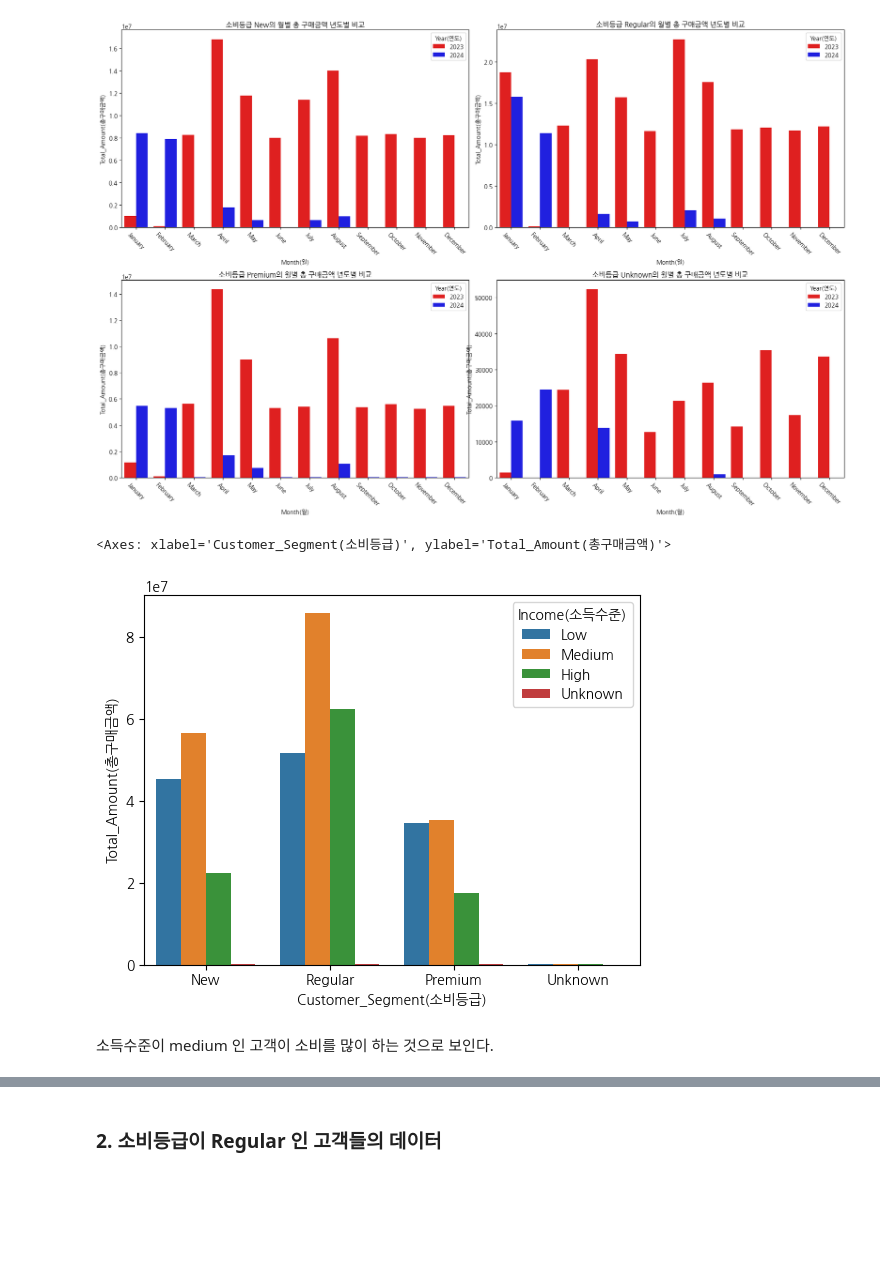
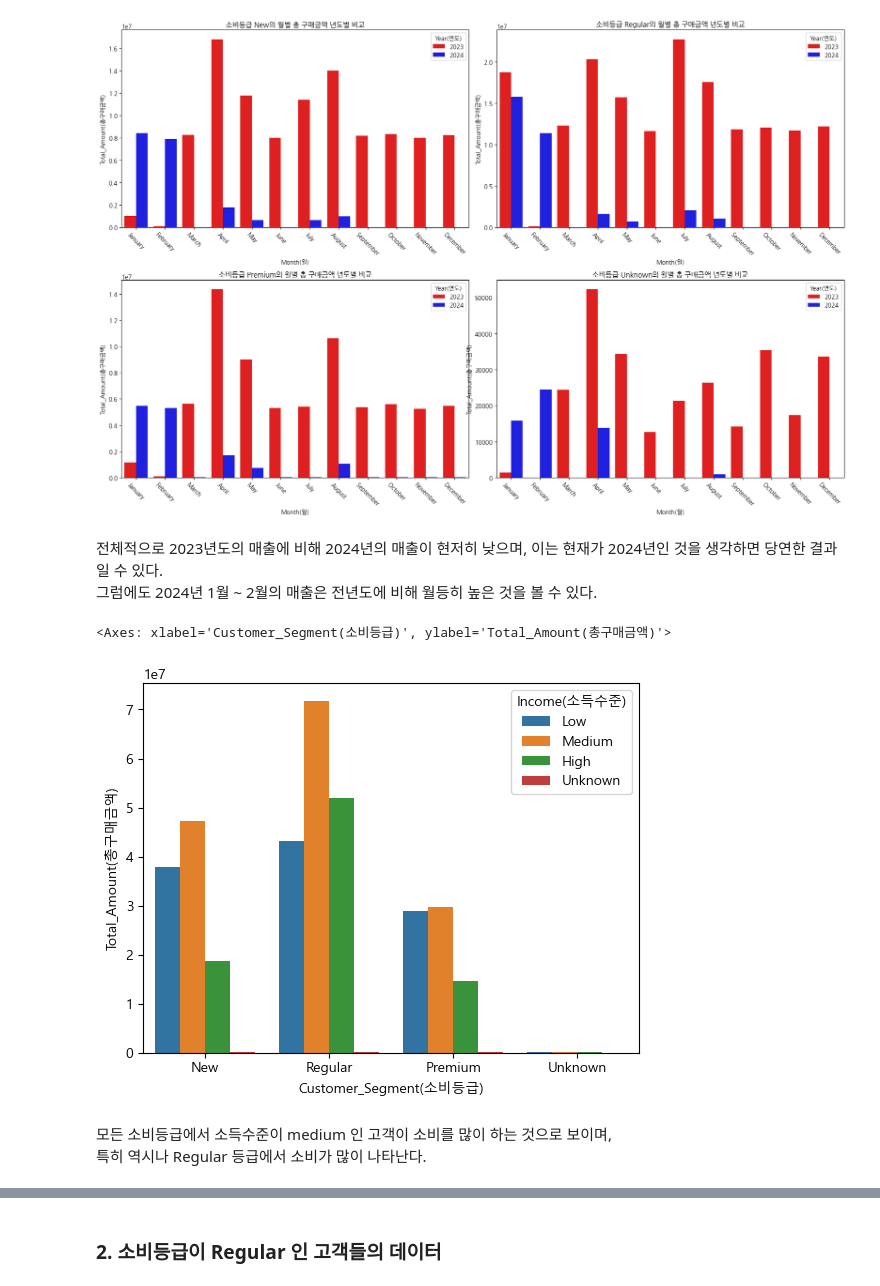
Before and after one commit to youscd/Retail_data_Analysis, a Jupyter notebook: 분석 시각화.ipynb, the cells around one changed output, grey strips where cells are left out. Drawn from its saved outputs; the diff is of its cells as text; code cells hidden in the pictures; blank space fills up the shorter version.

```diff
--- a/분석 시각화.ipynb
+++ b/분석 시각화.ipynb
@@ -16,4 +16,5 @@ pd.set_option('display.max_columns', None)
 # %%
 import seaborn as sns
 import matplotlib.pyplot as plt
-plt.rcParams['font.family'] = 'NanumGothic'
+# plt.rcParams['font.family'] = 'NanumGothic'
+plt.rcParams['font.family'] = 'Malgun Gothic'
@@ -158,0 +173,4 @@ df_notnull[df_notnull['Transaction_ID'].duplicated()].sort_values(by='Transactio
+# %%
+dup_lst = df_notnull[df_notnull['Transaction_ID'].duplicated()]['Transaction_ID'].unique().tolist()
+dup_lst.sort()
+dup_lst
@@ -158,0 +202,9 @@ df_notnull[df_notnull['Transaction_ID'].duplicated()].sort_values(by='Transactio
+# %%
+# 중복되는 거래번호 데이터만 모아서 데이터 프레임 형성 (거래번호 0.0 은 제외)
+dup_df = df_notnull[df_notnull['Transaction_ID'] == 1003092.0].reset_index().iloc[:, 1:]
+
+for i in range(2, len(dup_lst)):
+    a = df_notnull[df_notnull['Transaction_ID'] == dup_lst[i]].reset_index().iloc[:, 1:]
+    dup_df = pd.concat([dup_df, a], axis=0)
+
+dup_df
@@ -558,12 +695,17 @@ for i, seg in enumerate(segment):
                 order=month_order, hue='Year(연도)', palette=['red', 'blue'])
 # %% [output]
 [figure]
+# %% [markdown]
+전체적으로 2023년도의 매출에 비해 2024년의 매출이 현저히 낮으며, 이는 현재가 2024년인 것을 생각하면 당연한 결과일 수 있다.\
+그럼에도 2024년 1월 ~ 2월의 매출은 전년도에 비해 월등히 높은 것을 볼 수 있다.
 # %%
-g = df_notnull.groupby(['Customer_Segment(소비등급)', 'Income(소득수준)'])[['Total_Amount(총구매금액)']].sum().reset_index()
+# 2023년도 기준 소득수준과 소비등급의 매출 관계 파악
+g = df_notnull[df_notnull['Year(연도)'] == 2023].groupby(['Customer_Segment(소비등급)', 'Income(소득수준)'])[['Total_Amount(총구매금액)']].sum().reset_index()
 sns.barplot(data=g, x='Customer_Segment(소비등급)', y='Total_Amount(총구매금액)',
             hue='Income(소득수준)', hue_order=['Low', 'Medium', 'High', 'Unknown'], order=['New', 'Regular', 'Premium', 'Unknown'])
 # %% [output]
 <Axes: xlabel='Customer_Segment(소비등급)', ylabel='Total_Amount(총구매금액)'>
-[figure, old version]
+[figure, new version]
 # %% [markdown]
-소득수준이 medium 인 고객이 소비를 많이 하는 것으로 보인다.
+모든 소비등급에서 소득수준이 medium 인 고객이 소비를 많이 하는 것으로 보이며,\
+특히 역시나 Regular 등급에서 소비가 많이 나타난다.
```
Also changed, not shown: parts of 21 cells of this notebook.
